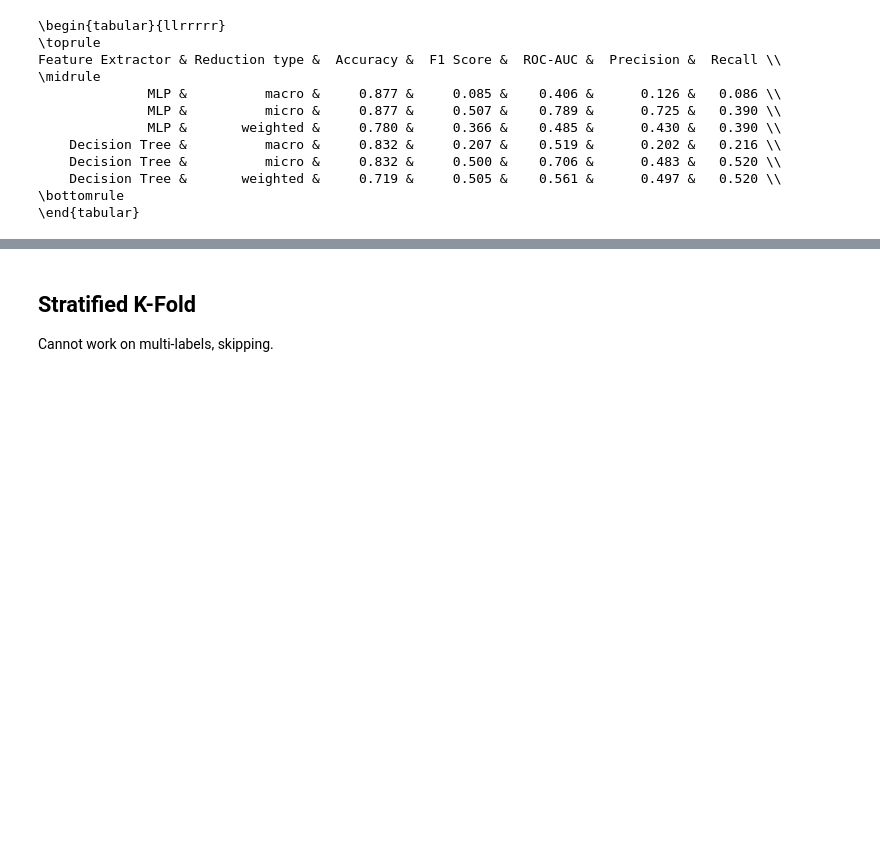
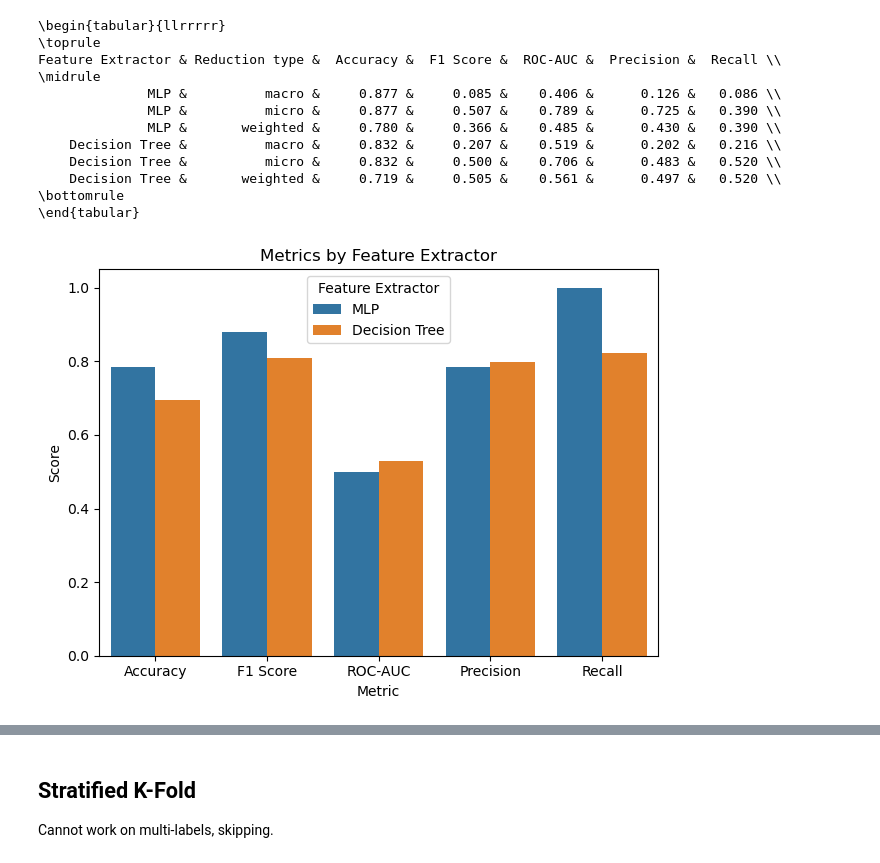
Before and after one commit to ribesstefano/ml4justice-feature-predictor, a Jupyter notebook: notebooks/ml4justice_nlp.ipynb, the cells around one changed output, grey strips where cells are left out. Saved outputs shown, nothing was run; the diff lists cells and outputs as text; code cells hidden in the pictures; blank space fills up the shorter version.

```diff
--- a/notebooks/ml4justice_nlp.ipynb
+++ b/notebooks/ml4justice_nlp.ipynb
@@ -1428,6 +1424,41 @@ Feature Extractor & Reduction type &  Accuracy &  F1 Score &  ROC-AUC &  Precisi
     Decision Tree &       weighted &     0.719 &     0.505 &    0.561 &      0.497 &   0.520 \\
 \bottomrule
 \end{tabular}
+# %%
+import pandas as pd
+import seaborn as sns
+import matplotlib.pyplot as plt
+
+# Define the data as a dictionary
+data = {
+    'Feature Extractor': ['MLP', 'Decision Tree'],
+    'Accuracy': [0.785, 0.696],
+    'F1 Score': [0.879, 0.810],
+    'ROC-AUC': [0.500, 0.529],
+    'Precision': [0.785, 0.797],
+    'Recall': [1.000, 0.823]
+}
+
+# Create a pandas DataFrame
+df = pd.DataFrame(data)
+
+# Melt the DataFrame to make it suitable for plotting
+df_melted = df.melt(id_vars='Feature Extractor', var_name='Metric', value_name='Score')
+
+# Create the bar plot using seaborn
+# plt.figure(figsize=(10, 6))
+sns.barplot(x='Metric', y='Score', hue='Feature Extractor', data=df_melted)
+plt.title('Metrics by Feature Extractor')
+plt.xlabel('Metric')
+plt.ylabel('Score')
+plt.xticks(rotation=0)
+plt.legend(title='Feature Extractor')
+
+# Show the plot
+plt.tight_layout()
+plt.show()
+# %% [output]
+[figure, added]
 # %%
 mlp_report = pd.read_csv('../data/nlp-mlp-loo-decision_scores.csv')
 dt_report = pd.read_csv('../data/nlp-decision_tree-loo-decision_scores.csv')
```
Also changed, not shown: parts of 6 cells of this notebook, 1 other file.
